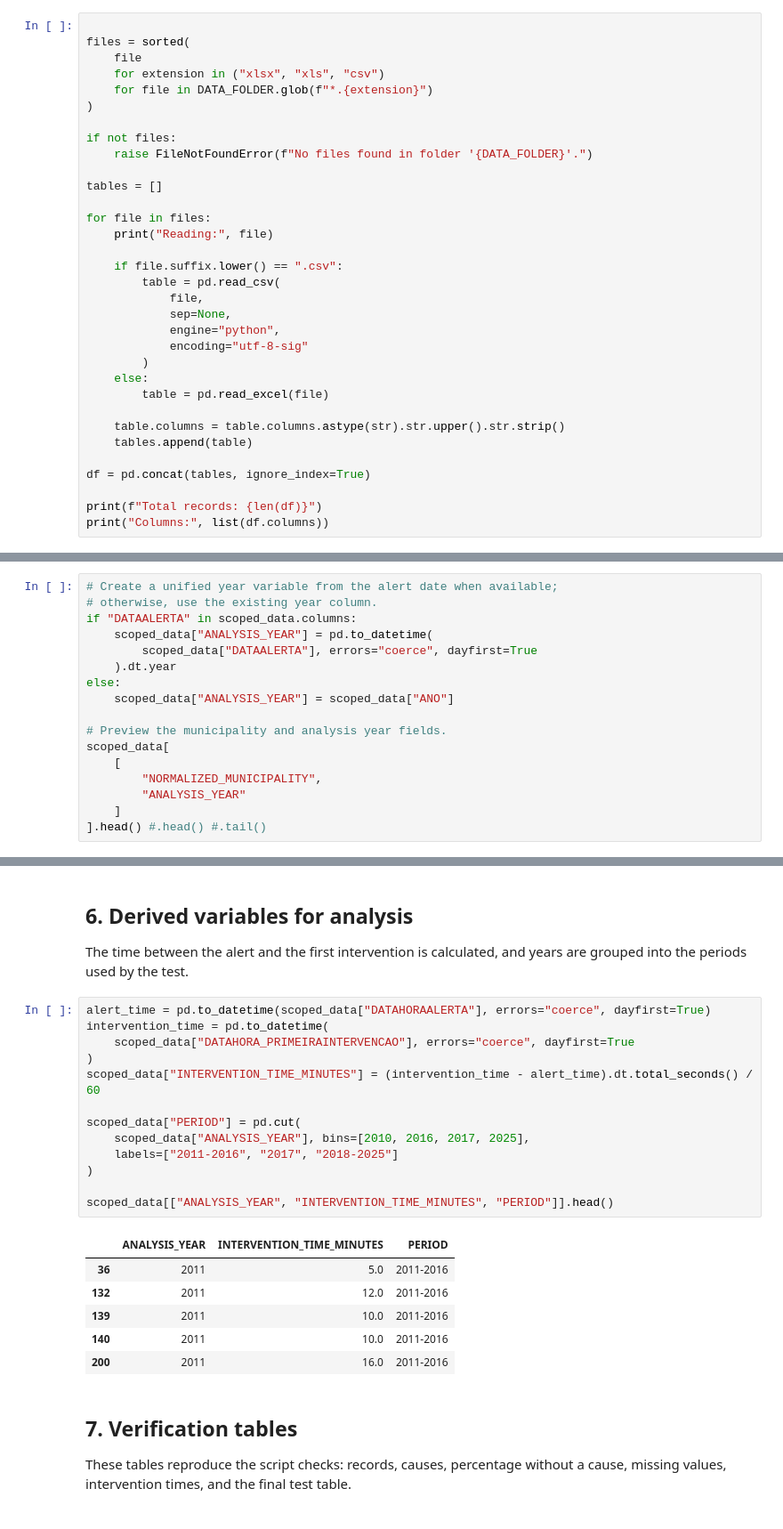
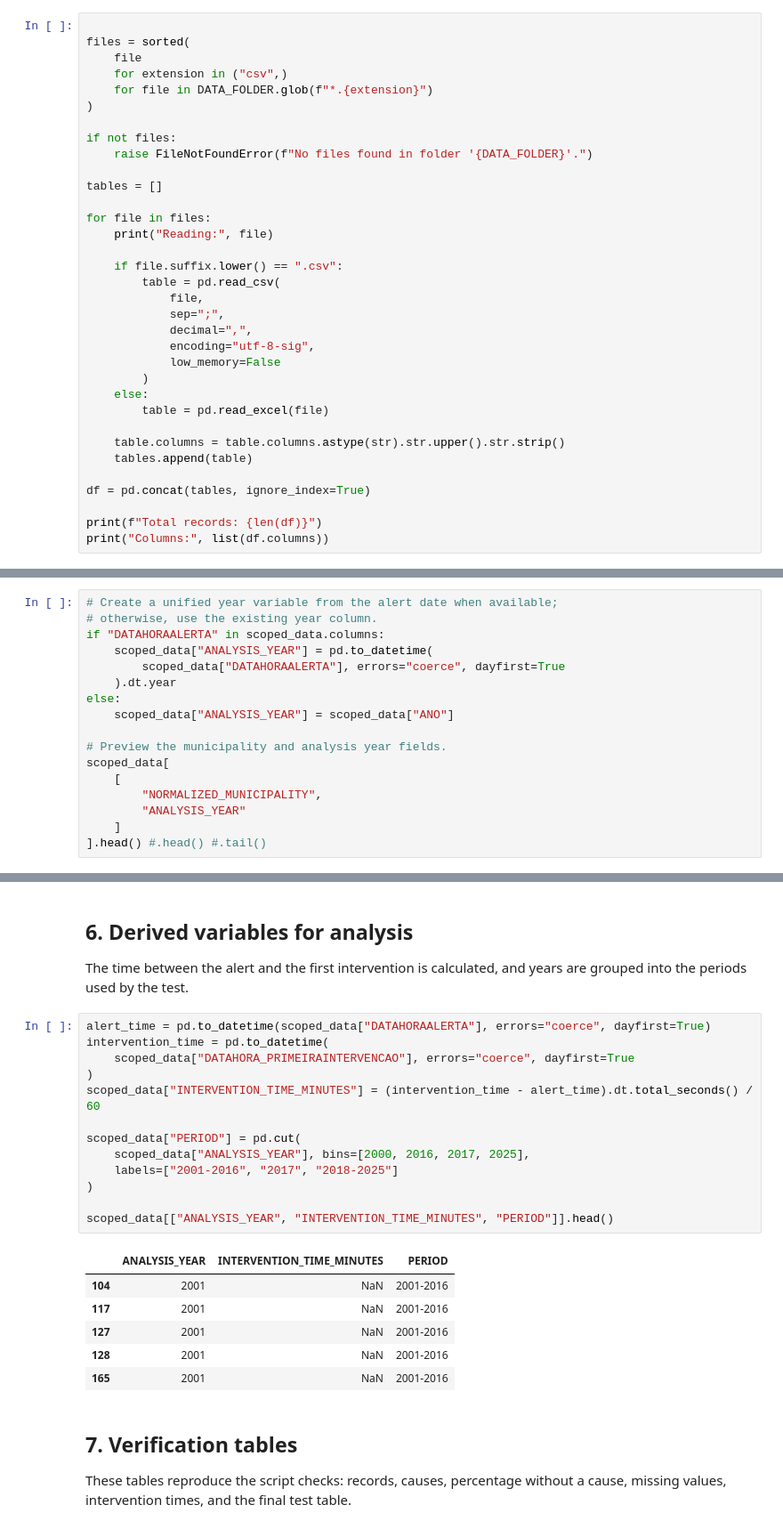
Before and after one commit to Rodrigosoares124/TEAM07-FCED, a Jupyter notebook: 00_scope_definition.ipynb, the cells around one changed output, grey strips where cells are left out. Shown at 89% size. Cells and saved outputs as stored; diff of their text form.

```diff
--- a/00_scope_definition.ipynb
+++ b/00_scope_definition.ipynb
@@ -18,7 +18,7 @@ CSV and Excel files are searched for in the `dados` folder and its subfolders. E
 
 files = sorted(
     file
-    for extension in ("xlsx", "xls", "csv")
+    for extension in ("csv",)
     for file in DATA_FOLDER.glob(f"*.{extension}")
 )
 
@@ -33,9 +33,10 @@ for file in files:
     if file.suffix.lower() == ".csv":
         table = pd.read_csv(
             file,
-            sep=None,
-            engine="python",
-            encoding="utf-8-sig"
+            sep=";",
+            decimal=",",
+            encoding="utf-8-sig",
+            low_memory=False
         )
     else:
         table = pd.read_excel(file)
@@ -88,9 +90,9 @@ When `DATAALERTA` exists, the year is extracted from that date. Otherwise, the `
 # %%
 # Create a unified year variable from the alert date when available;
 # otherwise, use the existing year column.
-if "DATAALERTA" in scoped_data.columns:
+if "DATAHORAALERTA" in scoped_data.columns:
     scoped_data["ANALYSIS_YEAR"] = pd.to_datetime(
-        scoped_data["DATAALERTA"], errors="coerce", dayfirst=True
+        scoped_data["DATAHORAALERTA"], errors="coerce", dayfirst=True
     ).dt.year
 else:
     scoped_data["ANALYSIS_YEAR"] = scoped_data["ANO"]
@@ -138,23 +147,23 @@ The time between the alert and the first intervention is calculated, and years a
 # %%
 alert_time = pd.to_datetime(scoped_data["DATAHORAALERTA"], errors="coerce", dayfirst=True)
 intervention_time = pd.to_datetime(
     scoped_data["DATAHORA_PRIMEIRAINTERVENCAO"], errors="coerce", dayfirst=True
 )
 scoped_data["INTERVENTION_TIME_MINUTES"] = (intervention_time - alert_time).dt.total_seconds() / 60
 
 scoped_data["PERIOD"] = pd.cut(
-    scoped_data["ANALYSIS_YEAR"], bins=[2010, 2016, 2017, 2025],
-    labels=["2011-2016", "2017", "2018-2025"]
+    scoped_data["ANALYSIS_YEAR"], bins=[2000, 2016, 2017, 2025],
+    labels=["2001-2016", "2017", "2018-2025"]
 )
 
 scoped_data[["ANALYSIS_YEAR", "INTERVENTION_TIME_MINUTES", "PERIOD"]].head()
 # %% [output]
 |  | ANALYSIS_YEAR | INTERVENTION_TIME_MINUTES | PERIOD |
-| 36 | 2011 | 5.0 | 2011-2016 |
-| 132 | 2011 | 12.0 | 2011-2016 |
-| 139 | 2011 | 10.0 | 2011-2016 |
-| 140 | 2011 | 10.0 | 2011-2016 |
-| 200 | 2011 | 16.0 | 2011-2016 |
+| 104 | 2001 | NaN | 2001-2016 |
+| 117 | 2001 | NaN | 2001-2016 |
+| 127 | 2001 | NaN | 2001-2016 |
+| 128 | 2001 | NaN | 2001-2016 |
+| 165 | 2001 | NaN | 2001-2016 |
 # %% [markdown]
 ## 7. Verification tables
 
```
Also changed, not shown: parts of 11 cells of this notebook, 3 other files.
